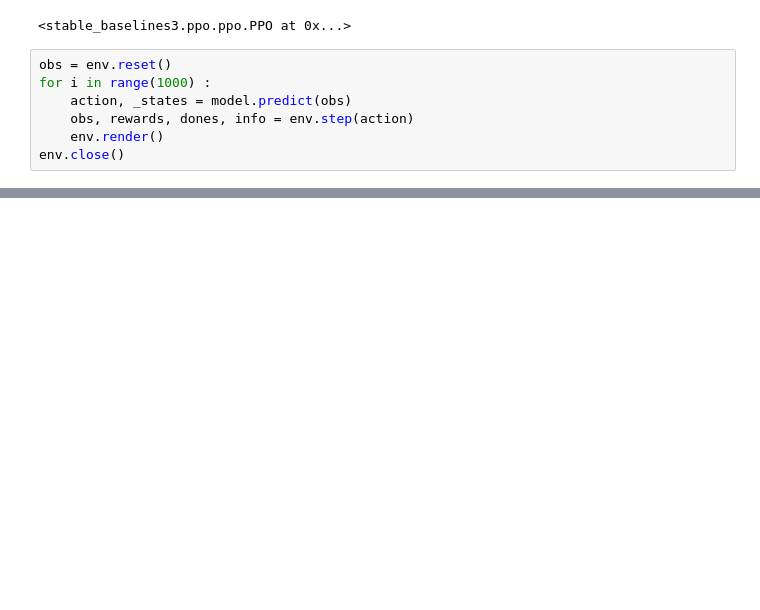
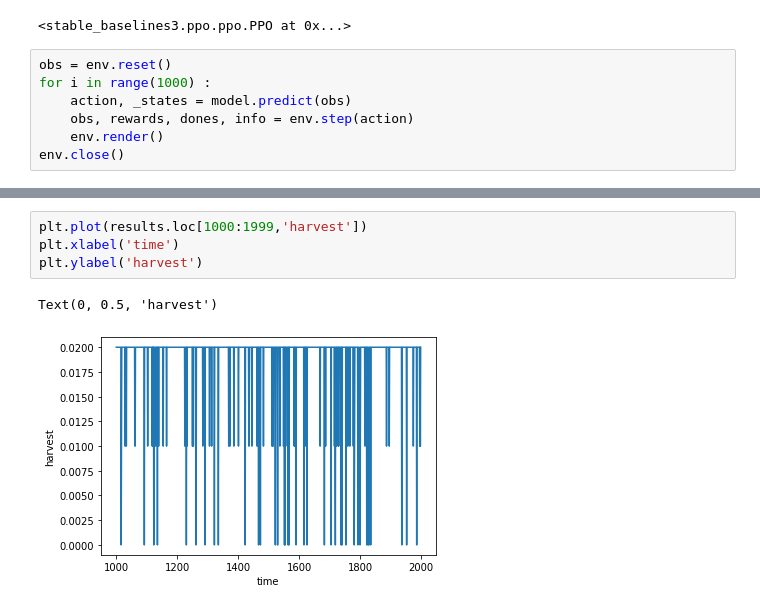
Before and after one commit to boettiger-lab/conservation-agents, a Jupyter notebook: fishing_with_PP0.ipynb, the cells around one changed output, grey strips where cells are left out. Cells and saved outputs as stored; diff of their text form; blank space fills up the shorter version.

```diff
--- a/fishing_with_PP0.ipynb
+++ b/fishing_with_PP0.ipynb
@@ -42,0 +62,7 @@ env.close()
+# %%
+plt.plot(results.loc[1000:1999,'harvest'])
+plt.xlabel('time')
+plt.ylabel('harvest')
+# %% [output]
+Text(0, 0.5, 'harvest')
+[figure, added]
```
Also changed, not shown: parts of 5 cells of this notebook.
